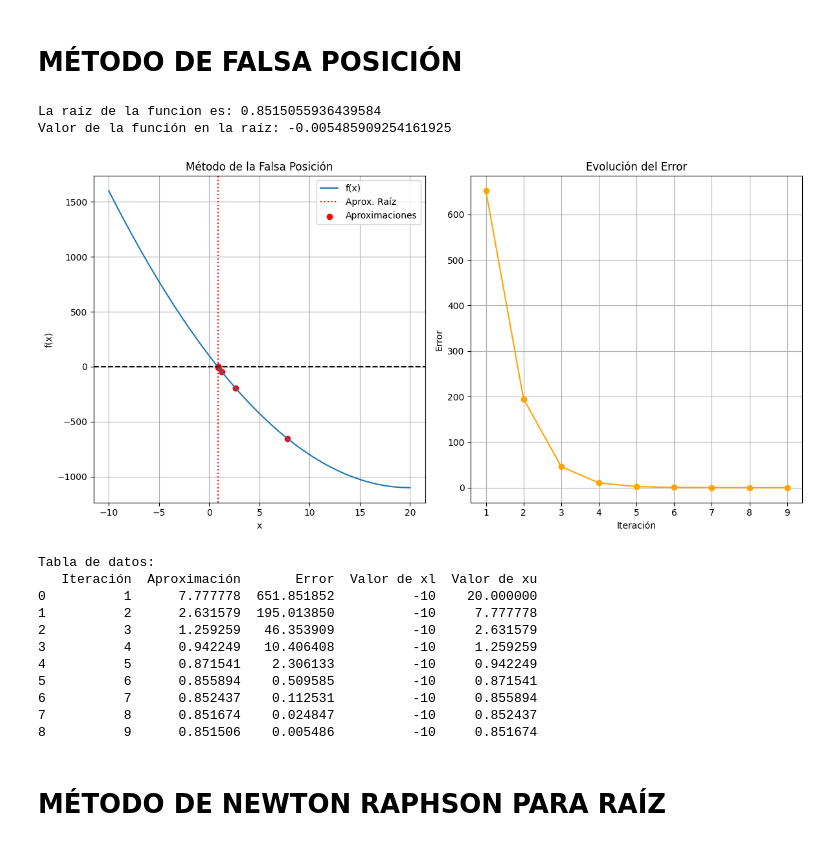
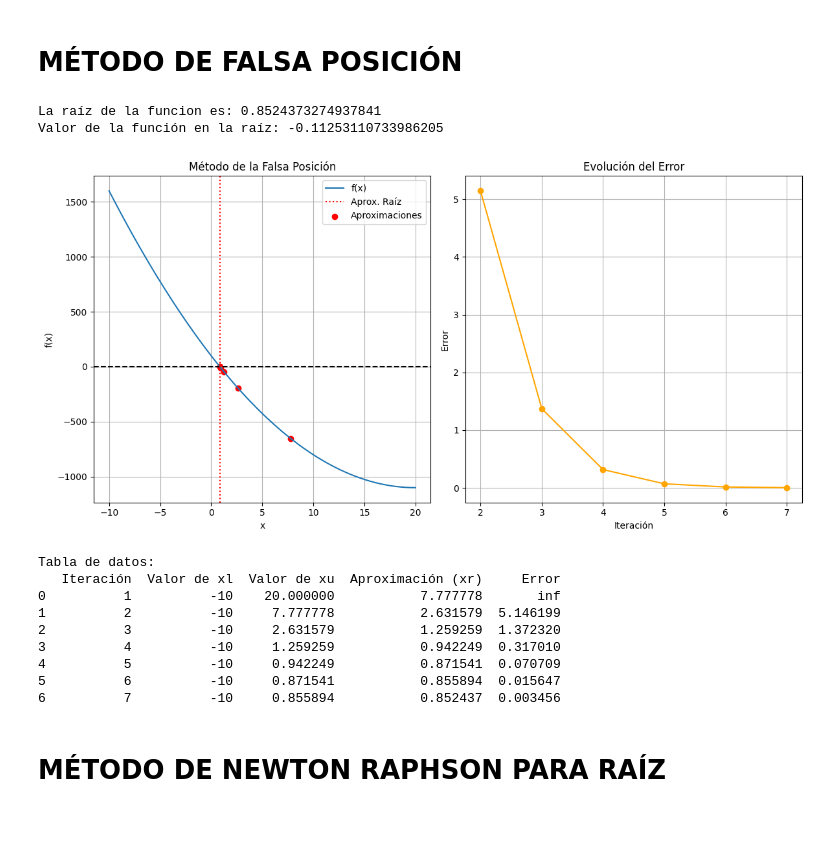
Before and after one commit to danielapavas/Optimizacion, a Jupyter notebook: Metodo_de_bisección.ipynb, the cells around one changed output. Saved outputs shown, nothing was run; the diff lists cells and outputs as text; code cells hidden in the pictures.

```diff
--- a/Metodo_de_bisección.ipynb
+++ b/Metodo_de_bisección.ipynb
@@ -16,17 +16,17 @@ def biseccion(funcion, xl, xu, tolerancia, maximo):
     i = 0
     listaError = []
     listaAproximacion = []
-    listaXL = []  # Lista para almacenar xl en cada iteración
-    listaXU = []  # Lista para almacenar xu en cada iteración
+    listaXL = []
+    listaXU = []
 
 
-    while (xu - xl) / 2 > tolerancia and i < maximo:
+    while (xu - xl)/2 > tolerancia and i < maximo:
         xr = (xl + xu) / 2
         listaAproximacion.append(xr)
-        listaXL.append(xl)  # Agregar xl actual a la lista
-        listaXU.append(xu)  # Agregar xu actual a la lista
+        listaXL.append(xl)
+        listaXU.append(xu)
 
-        error = abs((xu - xl)/2)
+        error = abs(xu - xl)/2
         listaError.append(error)
         i += 1
 
@@ -56,7 +56,7 @@ valor_en_raiz = ejemplo(root) # Evaluar la función en la raíz aproximada
 print("\nRaíz aproximada:", root)
 print("Valor de la función en la raíz:", valor_en_raiz)
 
-# Crear gráfica si hay datos
+#Gráfica de la funcion
 if listaAproximacion:
     x = np.linspace(xl, xu, 100)
     y = ejemplo(x)
@@ -91,7 +91,7 @@ if listaAproximacion:
 if listaError:
     data = {
         "Iteración": list(range(1, len(listaAproximacion) + 1)),
-        "Aproximación": listaAproximacion,
+        "Aproximación(xr)": listaAproximacion,
         "xl": listaXL,
         "xu": listaXU,
         "Error": listaError,
@@ -221,6 +221,6 @@ Tabla de datos :
 # %%
 def seccionDorada(funcion, xl, xu, tolerancia, maximo):
-    phi = (1 + (5 ** 0.5)) / 2  # Valor de la razón áurea
+    phi = (1 + (np.sqrt(5))) / 2  # Valor de la razón áurea
 
     listaError = []
     valores_xl = []
@@ -242,6 +242,9 @@ def seccionDorada(funcion, xl, xu, tolerancia, maximo):
             xu = x1
         else:
             xl = x2
+
+
+
         error = abs(x1 - x2)
         listaError.append(error)
         valores_xl.append(xl)
@@ -274,7 +277,7 @@ print("Máximo aproximado en x:", maXimo_X)
 print("Valor máximo:", maximoValor)
 
 # Crear gráfica
-x_valor = np.linspace(xl, xu, 400)
+x_valor = np.linspace(xl, xu, 100)
 y_valor = f(x_valor)
 
 plt.figure(figsize=(12, 6))
@@ -287,6 +290,7 @@ plt.axhline(y=0, color='black', linestyle='--')
 plt.xlabel('x')
 plt.ylabel('f(x)')
 plt.legend()
+plt.grid(True)
 plt.title('Método de la Sección Dorada')
 
 
@@ -341,12 +465,11 @@ def falsa_posicion(f,xl, xu, tol, max_iter):
     errores = []
     valores_xl = []
     valores_xu = []
-    xr_previo = 0.0
+    xr_previo = None
 
     for i in range(max_iter):
         fxl = f(xl)
         fxu = f(xu)
-        #c = (a * fb - b * fa) / (fb - fa)
         xr = xu - (fxu *( xl- xu))/ (fxl - fxu)
 
 
@@ -355,26 +478,26 @@ def falsa_posicion(f,xl, xu, tol, max_iter):
         valores_xu.append(xu)
 
 
-        error = abs(f(xr))
+        error = abs(xr_previo- xr) if xr_previo is not None else float('inf')
         errores.append(error)
 
 
         if error < tol:
-            return xr,aproximaciones, errores, valores_a, valores_b
-            xr_previo= xr
+            return xr,aproximaciones, errores, valores_xl, valores_xu
 
 
         if fxl * f(xr) < 0:
             xu = xr
+            xr_previo=xr
         else:
             xl = xr
-            xr_previo=xr
+
 
     return None, aproximaciones, errores, valores_xl, valores_xu
 
 
 def f(x):
-    return 3*x**2 - 120*x +100
+    return 3*x**2 - 120*x + 100
 
 xl = -10
 xu = 20
@@ -393,7 +516,7 @@ else:
     print("El método no convergió")
 
 # rango de valores x para la gráfica de la función
-x = np.linspace(a, b, 100)
+x = np.linspace(xl, xu, 100)
 y = f(x)
 
 # Gráfica de la función
@@ -406,49 +529,47 @@ plt.axvline(x=raiz, color='red', linestyle=':', label='Aprox. Raíz')
 plt.scatter(aproximaciones, [f(x) for x in aproximaciones], color ='red', label='Aproximaciones')
 plt.xlabel('x')
 plt.ylabel('f(x)')
 plt.title('Método de la Falsa Posición')
 plt.legend()
 plt.grid(True)
 
 plt.subplot(1, 2, 2)
 plt.plot(range(1, len(errores) + 1), errores, marker='o', color='orange', label='Error')
 plt.xlabel('Iteración')
 plt.ylabel('Error')
 plt.grid(True)
 plt.title('Evolución del Error')
 
 plt.tight_layout()
 
 plt.show()
 
 if errores:
     data = {
         "Iteración": list(range(1, len(aproximaciones) + 1)),
-        "Aproximación": aproximaciones,
-        "Error": errores,
         "Valor de xl": valores_xl,
         "Valor de xu": valores_xu,
+        "Aproximación (xr)": aproximaciones,
+        "Error": errores
     }
 
 df = pd.DataFrame(data)
 
 print("\nTabla de datos:")
 print(df)
 # %% [output]
-La raíz de la funcion es: 0.8515055936439584
-Valor de la función en la raíz: -0.005485909254161925
+La raíz de la funcion es: 0.8524373274937841
+Valor de la función en la raíz: -0.11253110733986205
-[figure, old version]
+[figure, new version]
 Tabla de datos:
-   Iteración  Aproximación       Error  Valor de xl  Valor de xu
-0          1      7.777778  651.851852          -10    20.000000
-1          2      2.631579  195.013850          -10     7.777778
-2          3      1.259259   46.353909          -10     2.631579
-3          4      0.942249   10.406408          -10     1.259259
-4          5      0.871541    2.306133          -10     0.942249
-5          6      0.855894    0.509585          -10     0.871541
-6          7      0.852437    0.112531          -10     0.855894
-7          8      0.851674    0.024847          -10     0.852437
-8          9      0.851506    0.005486          -10     0.851674
+   Iteración  Valor de xl  Valor de xu  Aproximación (xr)     Error
+0          1          -10    20.000000           7.777778       inf
+1          2          -10     7.777778           2.631579  5.146199
+2          3          -10     2.631579           1.259259  1.372320
+3          4          -10     1.259259           0.942249  0.317010
+4          5          -10     0.942249           0.871541  0.070709
+5          6          -10     0.871541           0.855894  0.015647
+6          7          -10     0.855894           0.852437  0.003456
 # %% [markdown]
 # **MÉTODO DE NEWTON RAPHSON PARA RAÍZ**
 # %%
```
Also changed, not shown: parts of 8 cells of this notebook.
